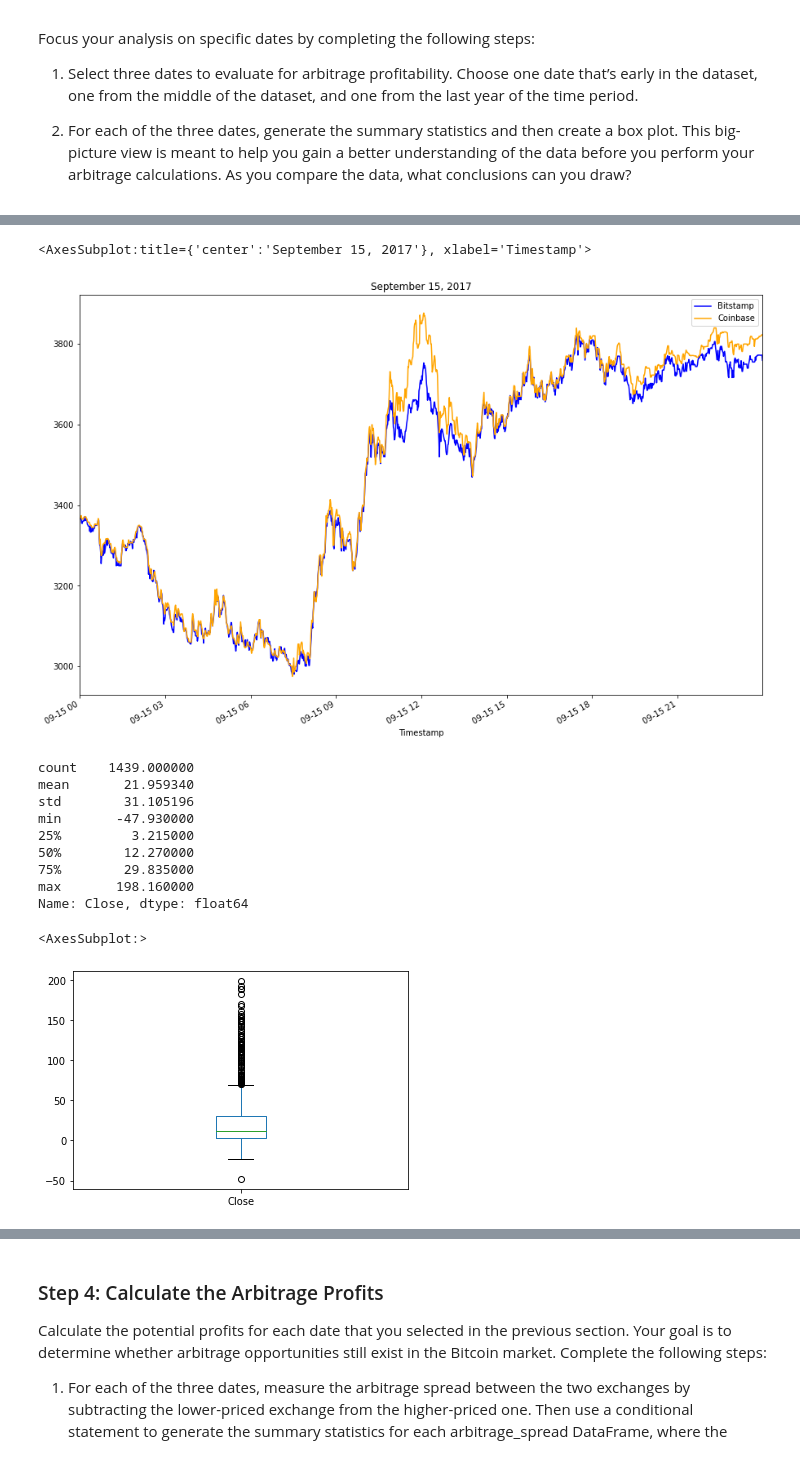
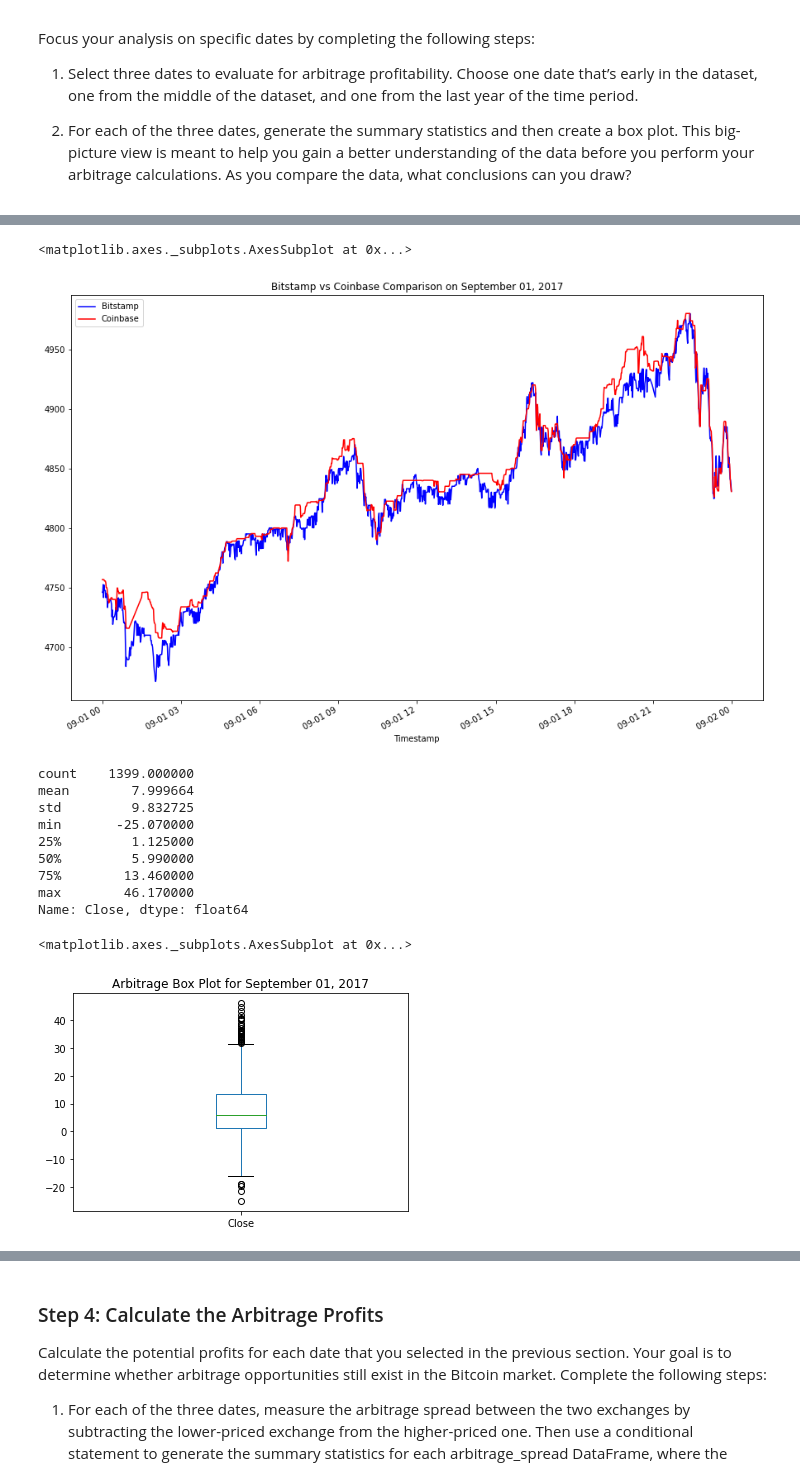
Before and after one commit to billysco/crypto_arbitrage, a Jupyter notebook: crypto_arbitrage.ipynb, the cells around one changed output, grey strips where cells are left out. Saved outputs shown, nothing was run; the diff lists cells and outputs as text; code cells hidden in the pictures.

Commit message:
Initial changes to crypto_arbitrage

```diff
--- a/crypto_arbitrage.ipynb
+++ b/crypto_arbitrage.ipynb
@@ -111,0 +140,3 @@ To prepare and clean your data for analysis, complete the following steps:
+# %%
+coinbase.loc[:,"Close"] = coinbase.loc[:,"Close"].astype("float")
+coinbase.dtypes
@@ -161,0 +179,4 @@ coinbase_sliced = # YOUR CODE HERE
+# %%
+bitstamp_sliced = bitstamp.loc[:,"Close"]
+
+bitstamp_sliced.head()
@@ -161,0 +191,4 @@ coinbase_sliced = # YOUR CODE HERE
+# %%
+coinbase_sliced = coinbase.loc[:,"Close"]
+
+coinbase_sliced.head()
@@ -281,34 +344,35 @@ Name: Close, dtype: float64
 # %%
 # Create an overlay plot that visualizes the two dataframes over a period of one day from the middle of the dataset.
 # Be sure that the plots include the parameters `legend`, `figsize`, `title`, `color` and `label`
-# YOUR CODE HERE
+bitstamp_sliced.loc['2017-09-01'].plot(legend=True,figsize=(15,10),title='Bitstamp vs Coinbase Comparison on September 01, 2017',color='blue',label='Bitstamp')
+coinbase_sliced.loc['2017-09-01'].plot(legend=True,figsize=(15,10),color='red',label='Coinbase')
 # %% [output]
-<AxesSubplot:title={'center':'September 15, 2017'}, xlabel='Timestamp'>
+<matplotlib.axes._subplots.AxesSubplot at 0x...>
-[figure, old version]
+[figure, new version]
 # %%
 # Using the date form the middle that you have selected, calculate the arbitrage spread
 # by subtracting the bitstamp lower closing prices from the coinbase higher closing prices
-arbitrage_spread_middle = # YOUR CODE HERE
+arbitrage_spread_middle = coinbase_sliced.loc['2017-09-01'] - bitstamp_sliced.loc['2017-09-01']
 
 # Generate summary statistics for the middle DataFrame
-# YOUR CODE HERE
+arbitrage_spread_middle.describe()
 # %% [output]
-count    1439.000000
-mean       21.959340
-std        31.105196
-min       -47.930000
-25%         3.215000
-50%        12.270000
-75%        29.835000
-max       198.160000
+count    1399.000000
+mean        7.999664
+std         9.832725
+min       -25.070000
+25%         1.125000
+50%         5.990000
+75%        13.460000
+max        46.170000
 Name: Close, dtype: float64
 # %%
 # Visualize the arbitrage spread from the middle of the dataset in a box plot
 # Be sure to include at least a title with your plot
-# YOUR CODE HERE
+arbitrage_spread_middle.plot(kind='box',title='Arbitrage Box Plot for September 01, 2017')
 # %% [output]
-<AxesSubplot:>
+<matplotlib.axes._subplots.AxesSubplot at 0x...>
-[figure, old version]
+[figure, new version]
 # %%
 # Create an overlay plot that visualizes the two dataframes over a period of one day from late in the dataset
 # Be sure that the plots include the parameters `legend`, `figsize`, `title`, `color` and `label`
```
Also changed, not shown: parts of 55 cells of this notebook.
